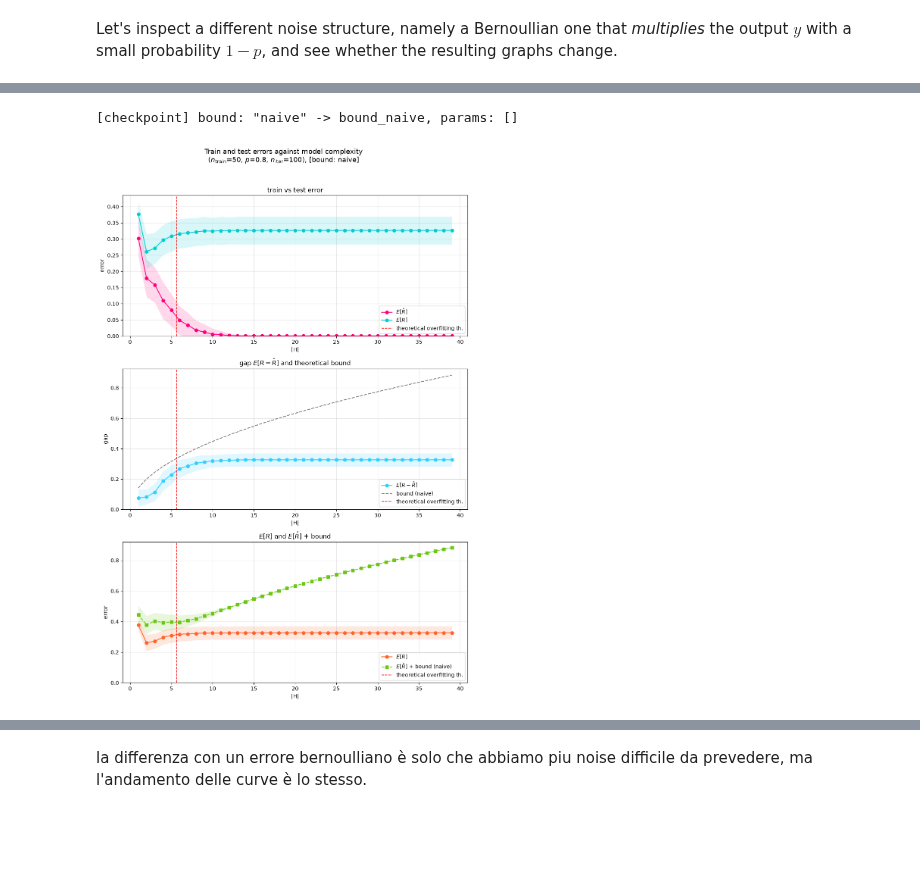
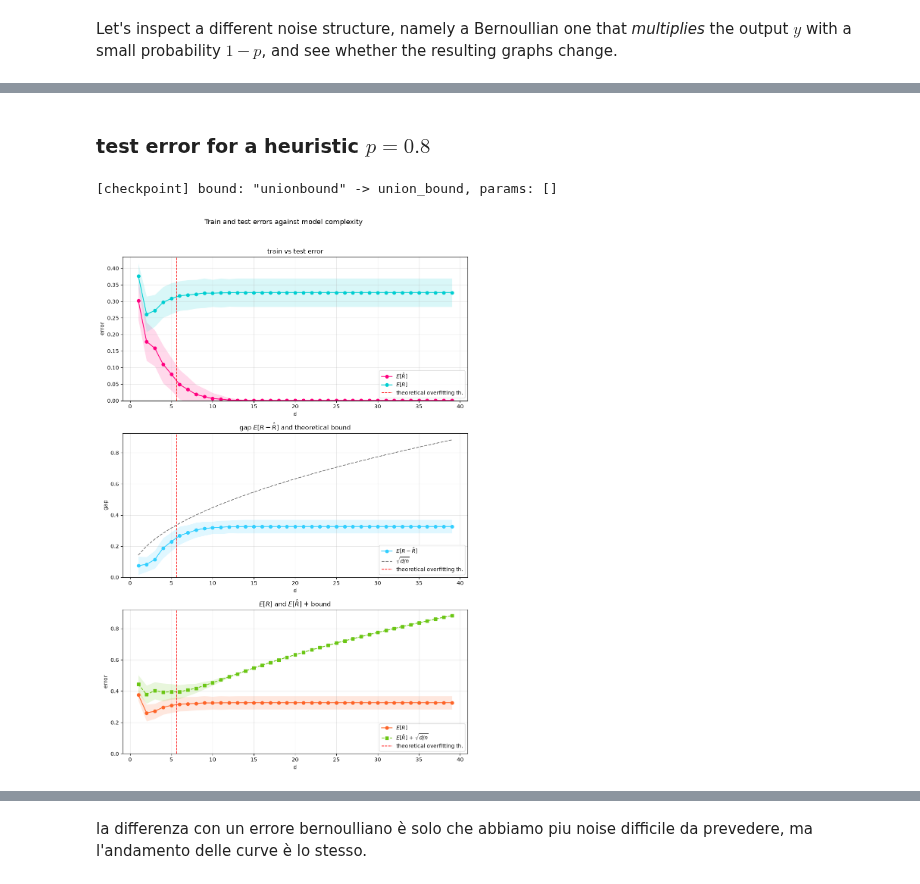
Before and after one commit to matildedol/tesi, a Jupyter notebook: source/preliminary/noise_structure.ipynb, the cells around one changed output, grey strips where cells are left out. Drawn from its saved outputs; the diff is of its cells as text; code cells hidden in the pictures; blank space fills up the shorter version.

```diff
--- a/source/preliminary/noise_structure.ipynb
+++ b/source/preliminary/noise_structure.ipynb
@@ -17,28 +25,21 @@ explore_data(f = centered_parabola, n = 50, N = supp_size,
+# %% [markdown]
+### test error for a heuristic $p = 0.8$
 # %%
-# MODEL
-mymodel = DecisionTreeClassifier
-
-# PARAMETERS
-supp_size = 10_000
-data_size_test = 200_000
-data_size_tr = 50
-noise_std = 5
 prob = 0.8
-num_iter = 100
 
 # build test set
 x_test = sample_x(data_size_test, supp_size)
-y_test = sample_y_bernoulli(x = x_test, f = centered_parabola, p = prob)
+y_test = sample_y_bernoulli(x=x_test, f=centered_parabola, p=prob)
 
 # build models and do plots
 hat_Rs, Rs, gaps, std_hat_Rs, std_Rs, std_gaps, predictions, x, y, x_grid = main_loop(
-    x_test, y_test, n = data_size_tr, sigma = noise_std, T = num_iter, model = mymodel,
-    error_type= 'bernoulli', error_par=prob, N=supp_size)
+    x_test, y_test, n=data_size_tr, sigma=noise_std, T=num_iter, model=mymodel,
+    noise_type='bernoulli', p=prob, N=supp_size)
 plots(hat_Rs, Rs, gaps, std_hat_Rs=std_hat_Rs, std_Rs=std_Rs, std_gaps=std_gaps,
-      n = data_size_tr, sigma = noise_std, T= num_iter, model = mymodel,
-      bound_name = "naive", bound_params ={},
-      error_type='bernoulli', error_par= prob)
+      n=data_size_tr, sigma=noise_std, T=num_iter, model=mymodel,
+      bound_name="unionbound", bound_params={},
+      noise_type='bernoulli', p=prob)
 # %% [output]
-[checkpoint] bound: "naive" -> bound_naive, params: []
+[checkpoint] bound: "unionbound" -> union_bound, params: []
-[figure, old version]
+[figure, new version]
 # %%
```
Also changed, not shown: parts of 15 cells of this notebook, 3 other files.
